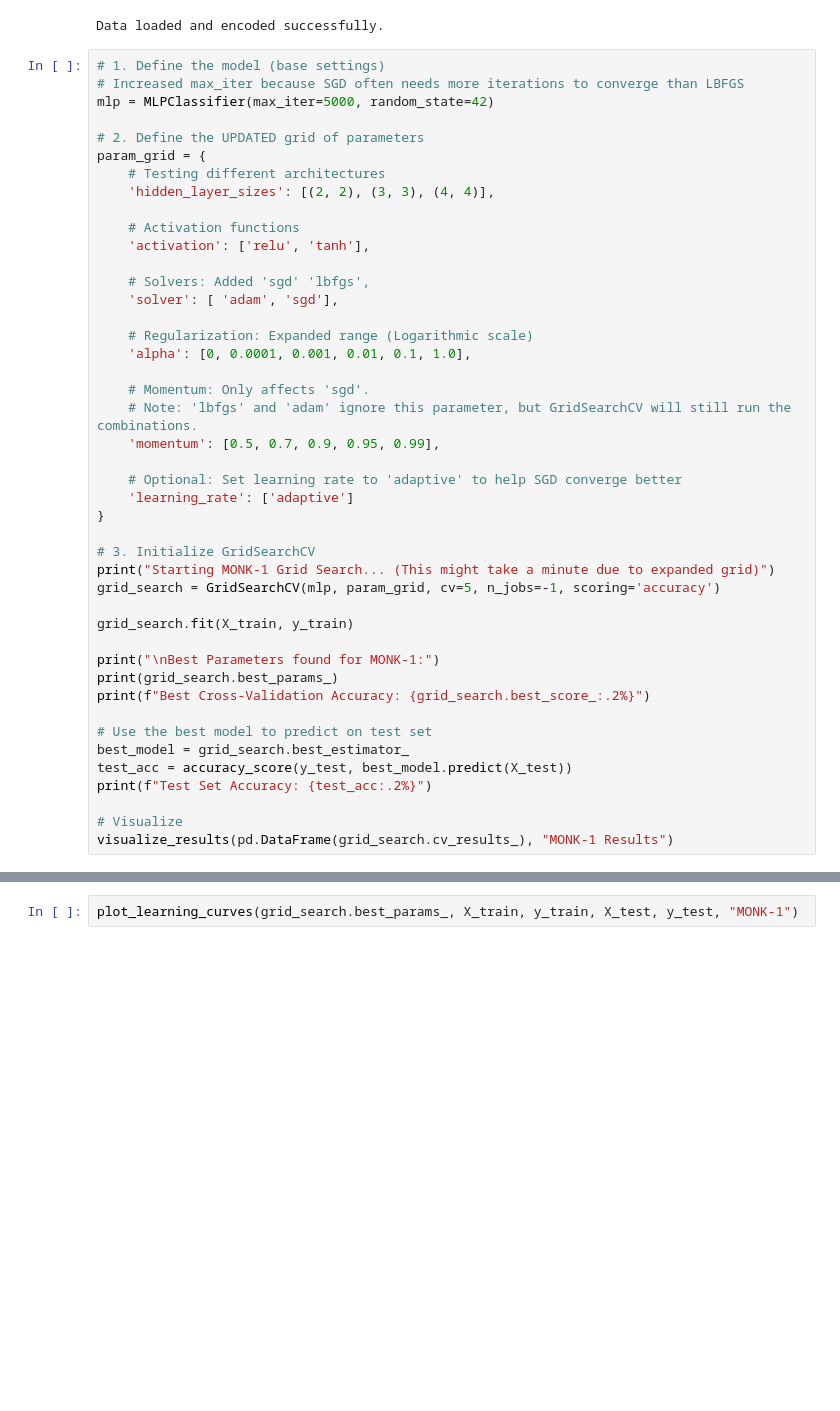
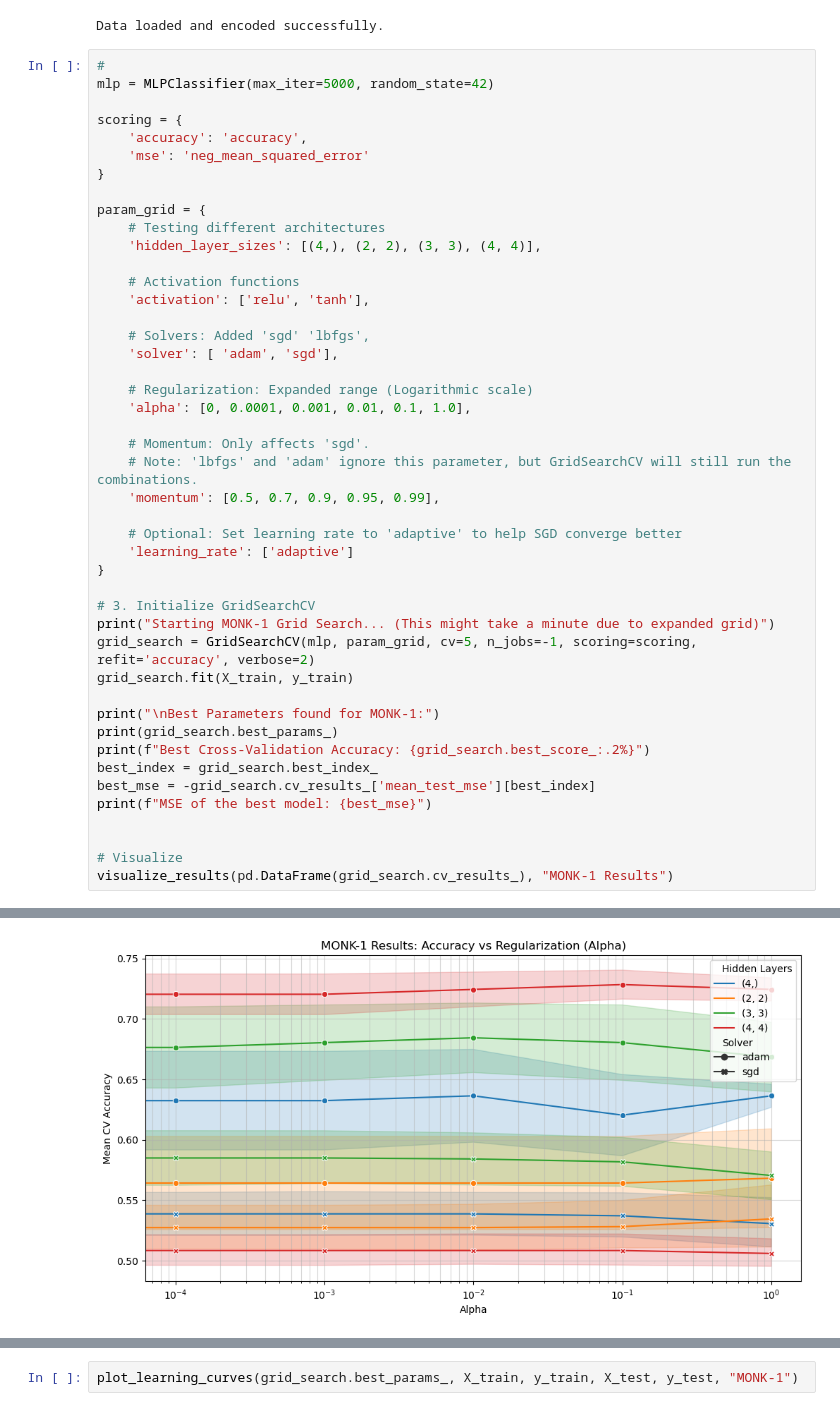
Before and after one commit to abderrahmane-salmi/UNIPI-Machine-Learning-Project, a Jupyter notebook: src/nn/NN_on_MONK_data.ipynb, the cells around one changed output, grey strips where cells are left out. Drawn from its saved outputs; the diff is of its cells as text; blank space fills up the shorter version.

```diff
--- a/src/nn/NN_on_MONK_data.ipynb
+++ b/src/nn/NN_on_MONK_data.ipynb
@@ -146,14 +155,17 @@ print("Data loaded and encoded successfully.")
 # %% [output]
 Data loaded and encoded successfully.
 # %%
-# 1. Define the model (base settings)
-# Increased max_iter because SGD often needs more iterations to converge than LBFGS
+#
 mlp = MLPClassifier(max_iter=5000, random_state=42)
 
-# 2. Define the UPDATED grid of parameters
+scoring = {
+    'accuracy': 'accuracy',
+    'mse': 'neg_mean_squared_error'
+}
+
 param_grid = {
     # Testing different architectures
-    'hidden_layer_sizes': [(2, 2), (3, 3), (4, 4)],
+    'hidden_layer_sizes': [(4,), (2, 2), (3, 3), (4, 4)],
 
     # Activation functions
     'activation': ['relu', 'tanh'],
@@ -174,18 +186,16 @@ param_grid = {
 
 # 3. Initialize GridSearchCV
 print("Starting MONK-1 Grid Search... (This might take a minute due to expanded grid)")
-grid_search = GridSearchCV(mlp, param_grid, cv=5, n_jobs=-1, scoring='accuracy')
-
+grid_search = GridSearchCV(mlp, param_grid, cv=5, n_jobs=-1, scoring=scoring, refit='accuracy', verbose=2)
 grid_search.fit(X_train, y_train)
 
 print("\nBest Parameters found for MONK-1:")
 print(grid_search.best_params_)
 print(f"Best Cross-Validation Accuracy: {grid_search.best_score_:.2%}")
+best_index = grid_search.best_index_
+best_mse = -grid_search.cv_results_['mean_test_mse'][best_index]
+print(f"MSE of the best model: {best_mse}")
 
-# Use the best model to predict on test set
-best_model = grid_search.best_estimator_
-test_acc = accuracy_score(y_test, best_model.predict(X_test))
-print(f"Test Set Accuracy: {test_acc:.2%}")
 
 # Visualize
 visualize_results(pd.DataFrame(grid_search.cv_results_), "MONK-1 Results")
@@ -193,0 +224 @@ Starting MONK-1 Grid Search... (This might take a minute due to expanded grid)
+[figure, added]
```
Also changed, not shown: parts of 11 cells of this notebook, 1 other file.
